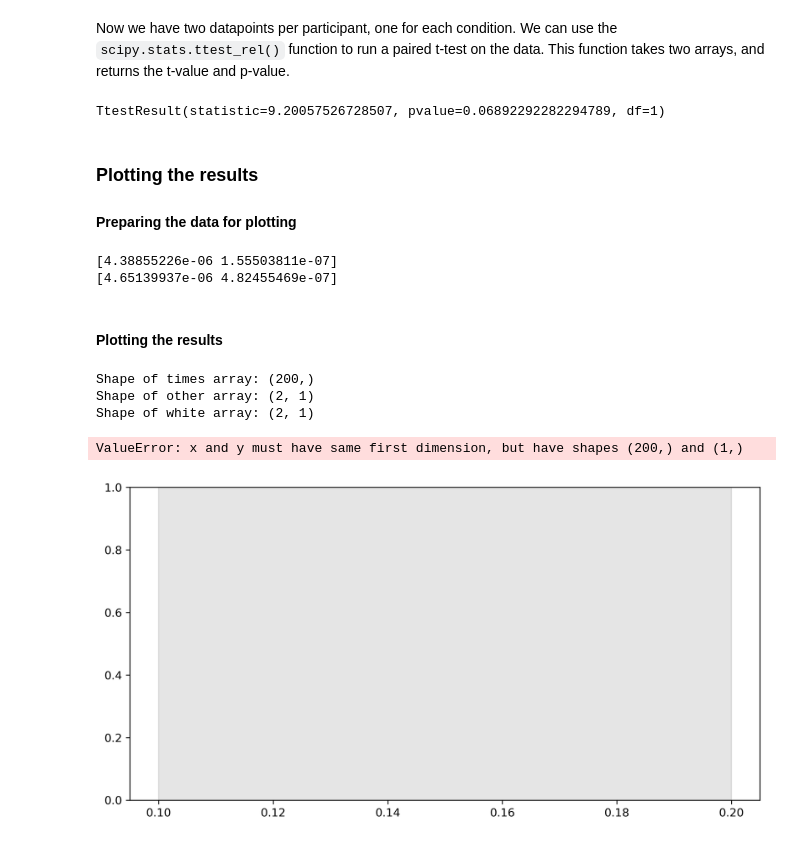
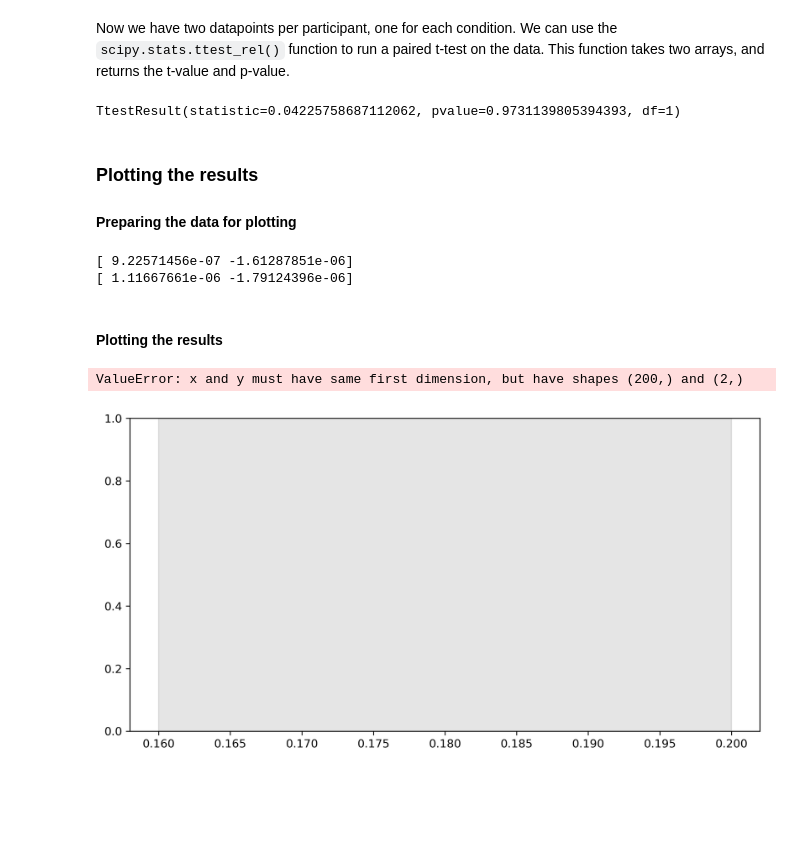
Before and after one commit to LinaWalk13/ore_EEG, a Jupyter notebook: windowed_mean_group_lvl.ipynb, the cells around one changed output. Cells and saved outputs as stored; diff of their text form; code cells hidden in the pictures; blank space fills up the shorter version.

```diff
--- a/windowed_mean_group_lvl.ipynb
+++ b/windowed_mean_group_lvl.ipynb
@@ -52,10 +52,10 @@ We can use the `get_data()` function to get the numerical values of the signal f
 Here, I have arbitrarily chosen the time window from 0.2 to 0.4 seconds, and the channels `["Fz", "Cz", "Pz", "Oz"]`. When conducting your own analysis, refer to literature to find a relevant time window and channels for your analysis.
 # %%
 # chosen channels
-picks = [ "Oz"]
+picks = ["Oz"]
 
 # time window in seconds
-tmin = 0.1
+tmin = 0.16
 tmax = 0.2
 # %%
 # create empty arrays to store the data
@@ -93,7 +93,7 @@ Now we have two datapoints per participant, one for each condition. We can use t
 # now using paired t-test
 stats.ttest_rel(white, other)
 # %% [output]
-TtestResult(statistic=9.20057526728507, pvalue=0.06892292282294789, df=1)
+TtestResult(statistic=0.04225758687112062, pvalue=0.9731139805394393, df=1)
 # %% [markdown]
 ### Plotting the results
 
@@ -130,40 +130,38 @@ for epochs in all_epochs: # Loop over the list with epochs for each participant
 print(white)
 print(other)
 # %% [output]
-[4.38855226e-06 1.55503811e-07]
-[4.65139937e-06 4.82455469e-07]
+[ 9.22571456e-07 -1.61287851e-06]
+[ 1.11667661e-06 -1.79124396e-06]
 # %% [markdown]
 #### Plotting the results
 # %%
-print("Shape of times array:", times.shape)
-print("Shape of other array:", other.shape)
-print("Shape of white array:", white.shape)
-# plotting averaged timecourses for each participant
+
+# Plotting averaged timecourses for each participant
 colours = ["forestgreen", "goldenrod"]
 
+# Extract the times from the first epoch
 times = all_epochs[0].times
 
 fig, ax = plt.subplots(1, figsize=(10, 5), dpi=300)
 
-# plot the time window
+# Plot the time window
 ax.axvspan(tmin, tmax, color="grey", alpha=0.2)
 
-for participant in range(2):
-    # plot the time courses for each participant
-    ax.plot(times, other[participant, :], label=f"Other ({participant+1})", linestyle="--", color=colours[participant], linewidth = 1)
-    ax.plot(times, white[participant, :], label=f"White ({participant+1})", linestyle="-", color=colours[participant], linewidth = 1)
+# Plot the time courses for each participant
+for participant in range(len(all_epochs)):
+    ax.plot(times, other[participant:,], label=f"Other ({participant+1})", linestyle="--", color=colours[participant % len(colours)], linewidth=1)
+    ax.plot(times, white[participant:,], label=f"White ({participant+1})", linestyle="-", color=colours[participant % len(colours)], linewidth=1)
 
-# vertical line at 0
+# Vertical line at 0
 ax.axvline(x=0, color="black", linestyle="--", linewidth=1)
 
 ax.set(xlabel="Time (s)", ylabel="Amplitude", title="ERP for each participant (Fz, Cz, Pz, Oz)")
 ax.legend()
+
+plt.show()
 # %% [output]
-Shape of times array: (200,)
-Shape of other array: (2, 1)
-Shape of white array: (2, 1)
+ValueError: x and y must have same first dimension, but have shapes (200,) and (2,)
-ValueError: x and y must have same first dimension, but have shapes (200,) and (1,)
-[figure, old version]
+[figure, new version]
 # %%
 # averaging over participants
 fig, ax = plt.subplots(1, figsize=(10, 5), dpi=300)
```
Also changed, not shown: parts of 2 cells of this notebook.
